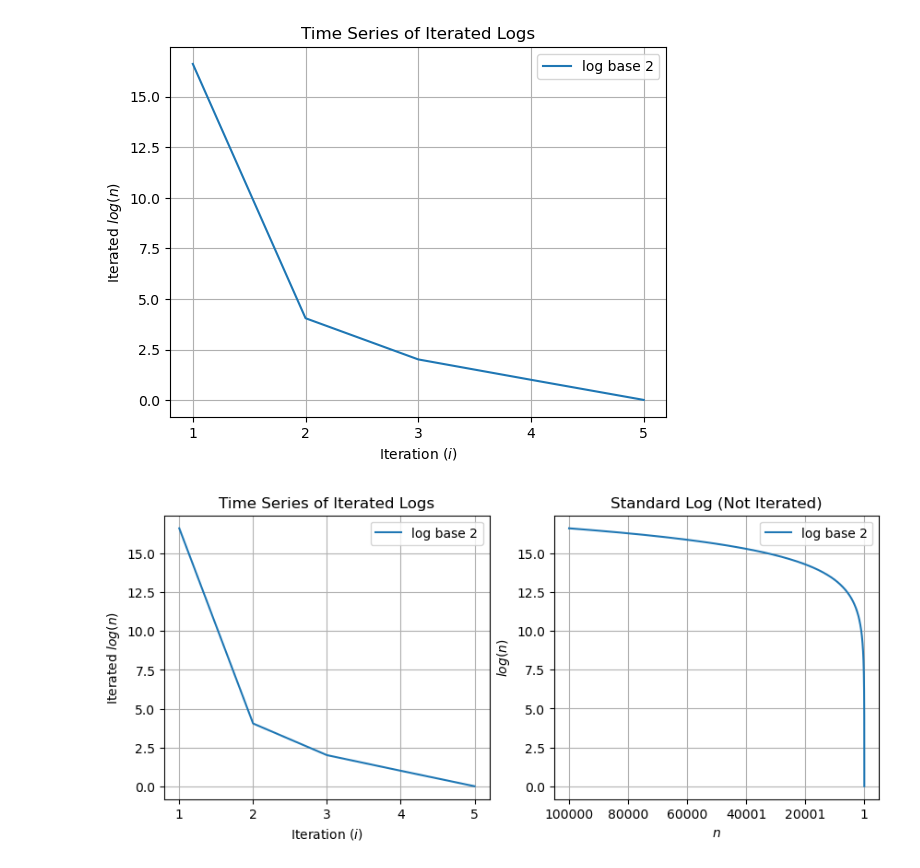
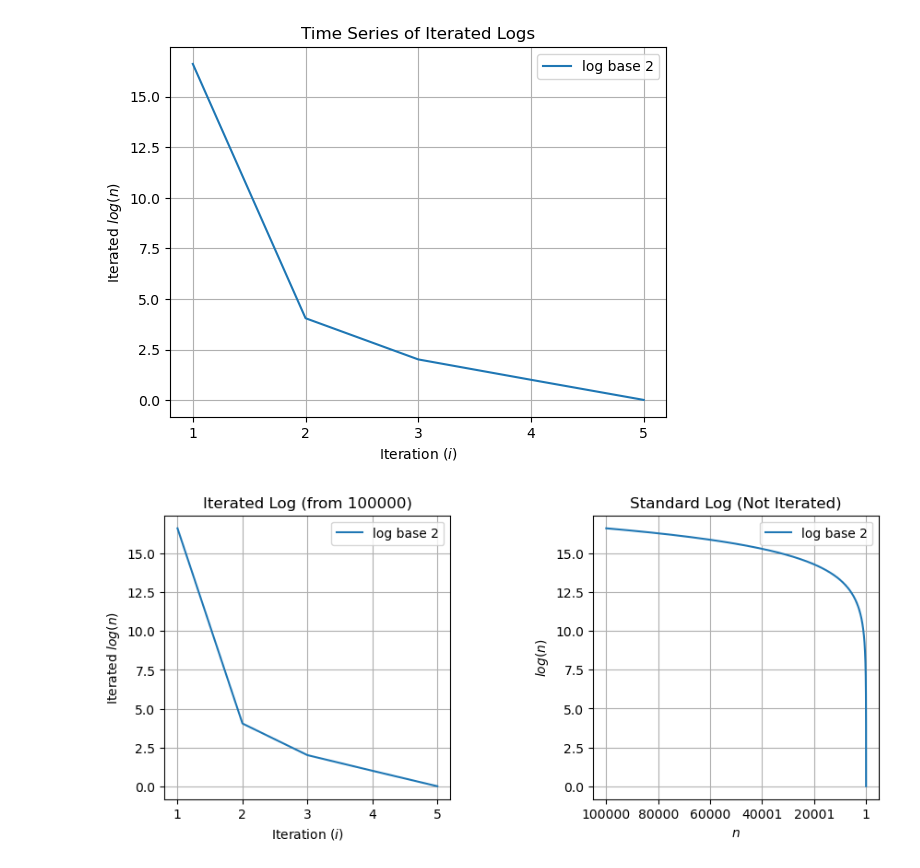
Before and after one commit to BrentGrammer/PROGNOTES, a Jupyter notebook: Chaos/iteration.ipynb, the cells around one changed output. Saved outputs shown, nothing was run; the diff lists cells and outputs as text; code cells hidden in the pictures.

Commit message:
updates to plots

```diff
--- a/Chaos/iteration.ipynb
+++ b/Chaos/iteration.ipynb
@@ -462,32 +462,34 @@ ticks = np.arange(1,len(x)+1)
 ax[0].plot(ticks,y,label=f'log base {BASE}')
 ax[0].set_xticks(ticks)
 
 ax[0].set_xlabel('Iteration ($i$)')
 ax[0].set_ylabel('Iterated $log(n)$')
 ax[0].legend()
 ax[0].grid()
 
-ax[0].set_title('Time Series of Iterated Logs')
+ax[0].set_title(f'Iterated Log (from {n_start})')
 
 # Standard Log Plot
 xx = np.arange(1,n_start)
 xx = np.flip(xx) # Match starting of iterations, start at the highest log and go down
 
 log = get_log_fn(BASE)
 ax[1].plot(xx,log(xx),label=f'log base {BASE}')
 
 num_ticks = 5+1
 xrange = np.linspace(1,n_start,num_ticks)
 ax[1].set_xticks(xrange)
 
 ax[1].set_xlabel('$n$')
 ax[1].set_ylabel('$log(n)$')
 ax[1].legend()
 ax[1].grid()
 
 ax[1].set_title('Standard Log (Not Iterated)')
 
 ax[1].invert_xaxis()
+
+plt.subplots_adjust(wspace=0.5)
 plt.show()
 # %% [output]
-[figure, old version]
+[figure, new version]
```
